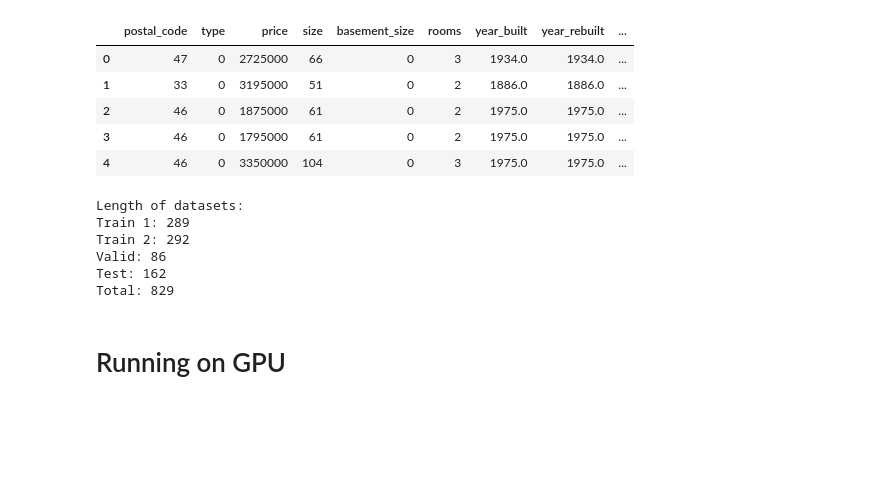
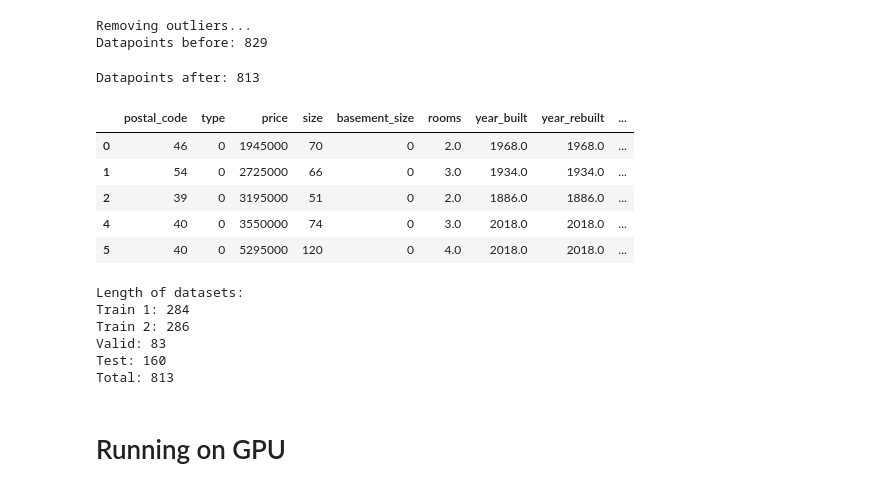
Before and after one commit to besplago/thesis-house-price-estimation, a Jupyter notebook: train_eval_models.ipynb, the cells around one changed output. Cells and saved outputs as stored; diff of their text form; code cells hidden in the pictures; blank space fills up the shorter version.

Commit message:
fix(train_eval_models); res change

```diff
--- a/train_eval_models.ipynb
+++ b/train_eval_models.ipynb
@@ -35,8 +35,8 @@ For more information see: https://github.com/tensorflow/addons/issues/2807
 from img_utils import data_to_df
 
 # try reloading the module
-IMAGE_WIDTH: int = 224
-IMAGE_HEIGHT: int = 224
+IMAGE_WIDTH: int = 448
+IMAGE_HEIGHT: int = 448
 
 
 # Load Data
@@ -46,7 +46,7 @@ valid_path: str = "../nybolig-scrape/output/valid"
 test_path: str = "../nybolig-scrape/output/test"
 
 train1_df, train2_df, valid_df, test_df = data_to_df(
-    [train_1_path, train_2_path, valid_path, test_path], preprocess=True
+    [train_1_path, train_2_path, valid_path, test_path], preprocess=True, rm_outliers=True
 )
 
 display(train1_df.head())
@@ -71,44 +71,47 @@ train1_prices: np.array = train1_df["price"].values
 train2_features = train2_df.drop(columns=["image_floorplan", "price"])
 train2_images: np.array = preprocess_images(
     train2_df, "image_floorplan", IMAGE_WIDTH, IMAGE_HEIGHT, True, False, False
 )
 train2_prices: np.array = train2_df["price"].values
 
 
 #### Validation Set ####
 valid_features = valid_df.drop(columns=["image_floorplan", "price"])
 valid_images: np.array = preprocess_images(
     valid_df, "image_floorplan", IMAGE_WIDTH, IMAGE_HEIGHT, True, False, False
 )
 valid_prices: np.array = valid_df["price"].values
 
 
 #### Test Set ####
 test_features = test_df.drop(columns=["image_floorplan", "price"])
 test_images: np.array = preprocess_images(
     test_df, "image_floorplan", IMAGE_WIDTH, IMAGE_HEIGHT, True, False, False
 )
 test_prices: np.array = test_df["price"].values
 
 
 # Apparently the feature column order is not consistent between the datasets, so the
 # following code is needed to ensure that the columns are in the same order
 train2_features = train2_features[train1_features.columns]
 valid_features = valid_features[train1_features.columns]
 test_features = test_features[train1_features.columns]
 # %% [output]
+Removing outliers...
+Datapoints before: 829
+Datapoints after: 813
 |  | postal_code | type | price | size | basement_size | rooms | year_built | year_rebuilt | ... |
-| 0 | 47 | 0 | 2725000 | 66 | 0 | 3 | 1934.0 | 1934.0 | ... |
-| 1 | 33 | 0 | 3195000 | 51 | 0 | 2 | 1886.0 | 1886.0 | ... |
-| 2 | 46 | 0 | 1875000 | 61 | 0 | 2 | 1975.0 | 1975.0 | ... |
-| 3 | 46 | 0 | 1795000 | 61 | 0 | 2 | 1975.0 | 1975.0 | ... |
-| 4 | 46 | 0 | 3350000 | 104 | 0 | 3 | 1975.0 | 1975.0 | ... |
+| 0 | 46 | 0 | 1945000 | 70 | 0 | 2.0 | 1968.0 | 1968.0 | ... |
+| 1 | 54 | 0 | 2725000 | 66 | 0 | 3.0 | 1934.0 | 1934.0 | ... |
+| 2 | 39 | 0 | 3195000 | 51 | 0 | 2.0 | 1886.0 | 1886.0 | ... |
+| 4 | 40 | 0 | 3550000 | 74 | 0 | 3.0 | 2018.0 | 2018.0 | ... |
+| 5 | 40 | 0 | 5295000 | 120 | 0 | 4.0 | 2018.0 | 2018.0 | ... |
-Length of datasets:
-Train 1: 289
-Train 2: 292
-Valid: 86
-Test: 162
-Total: 829
+Length of datasets:
+Train 1: 284
+Train 2: 286
+Valid: 83
+Test: 160
+Total: 813
 # %%
 def save_expected_predicted(test_prices, test_predictions, img_dir):
         #Set X and Y axis to [0, 9.000.000]
```
Also changed, not shown: parts of 4 cells of this notebook.
